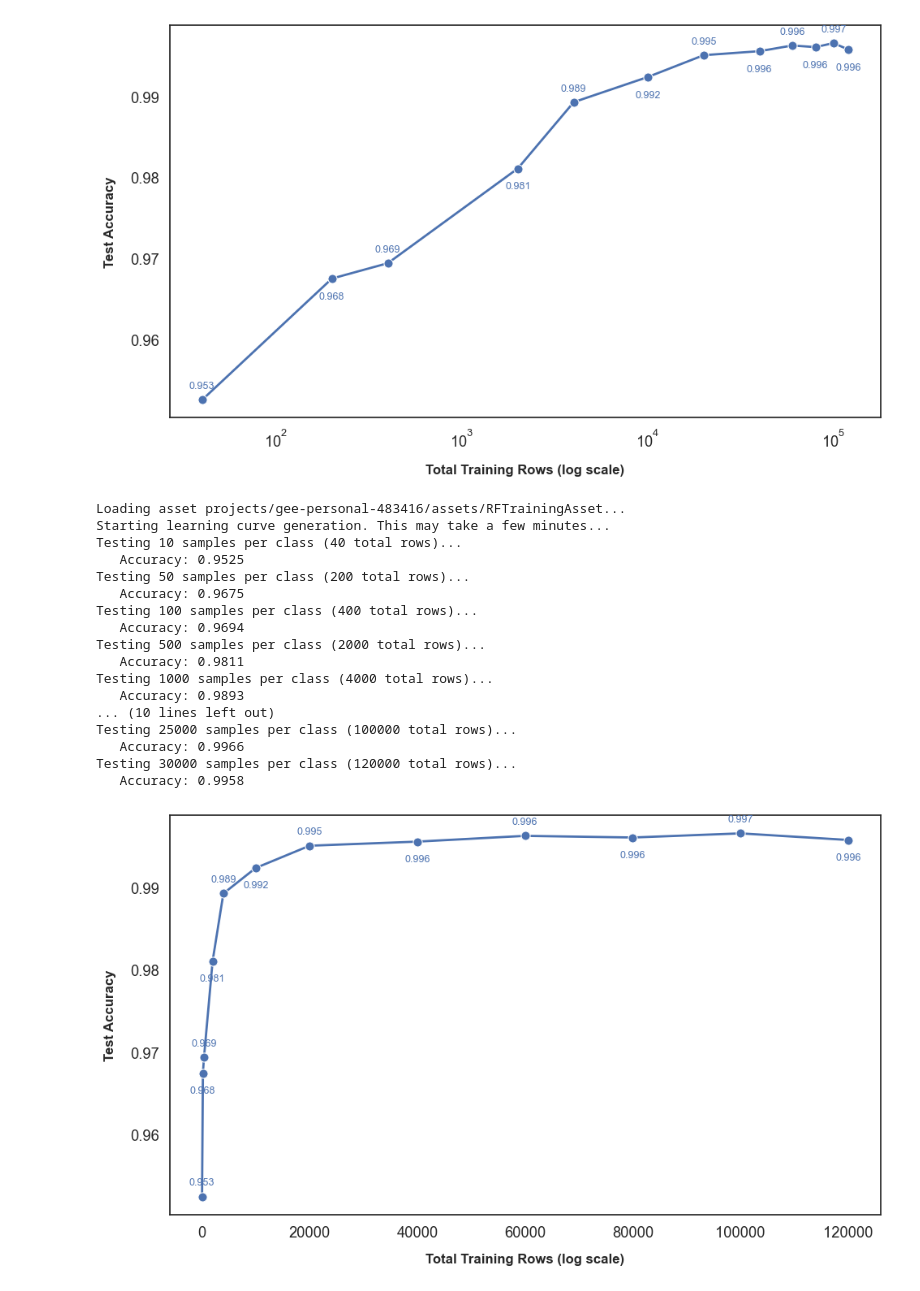
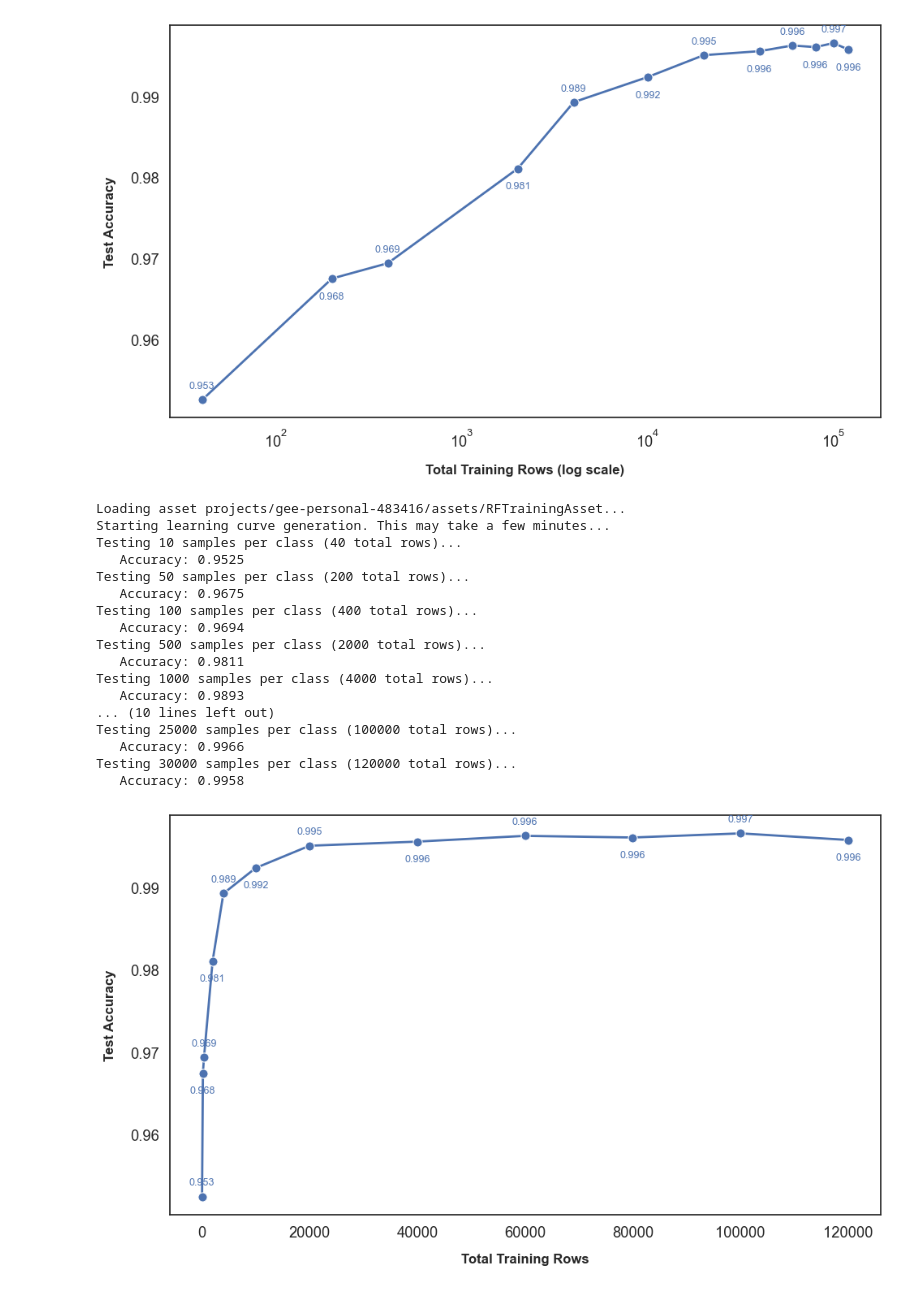
Before and after one commit to felixleodiaz/coastal-ice, a Jupyter notebook: scripts/MachineLearningClassifier/MachineLearningFigures.ipynb, the cells around one changed output. Cells and saved outputs as stored; diff of their text form; code cells hidden in the pictures.

```diff
--- a/scripts/MachineLearningClassifier/MachineLearningFigures.ipynb
+++ b/scripts/MachineLearningClassifier/MachineLearningFigures.ipynb
@@ -249,33 +249,33 @@ sns.lineplot(
     ax=ax
 )
 
 for i, (x, y) in enumerate(zip(total_rows, accuracies)):
     offset = 10 if i % 2 == 0 else -18
     ax.annotate(f"{y:.3f}", (x, y), textcoords="offset points",
                 xytext=(0, offset), ha='center', fontsize=9, color='b')
 
-ax.set_xlabel('Total Training Rows (log scale)', fontsize=12, weight='bold', labelpad=12)
+ax.set_xlabel('Total Training Rows', fontsize=12, weight='bold', labelpad=12)
 ax.set_ylabel('Test Accuracy', fontsize=12, weight='bold', labelpad=12)
 
 plt.tight_layout()
-plt.savefig('../../figures/MLfigures/learning_curve_nonlog.png', dpi=300, bbox_inches='tight')
+plt.savefig('../../figures/MLfigures/learning_curve.png', dpi=300, bbox_inches='tight')
 plt.show()
 # %% [output]
 Loading asset projects/gee-personal-483416/assets/RFTrainingAsset...
 Starting learning curve generation. This may take a few minutes...
 Testing 10 samples per class (40 total rows)...
    Accuracy: 0.9525
 Testing 50 samples per class (200 total rows)...
    Accuracy: 0.9675
 Testing 100 samples per class (400 total rows)...
    Accuracy: 0.9694
 Testing 500 samples per class (2000 total rows)...
    Accuracy: 0.9811
 Testing 1000 samples per class (4000 total rows)...
    Accuracy: 0.9893
 ... (10 lines left out)
 Testing 25000 samples per class (100000 total rows)...
    Accuracy: 0.9966
 Testing 30000 samples per class (120000 total rows)...
    Accuracy: 0.9958
-[figure, old version]
+[figure, new version]
```
Also changed, not shown: parts of 3 cells of this notebook, 18 other files.
